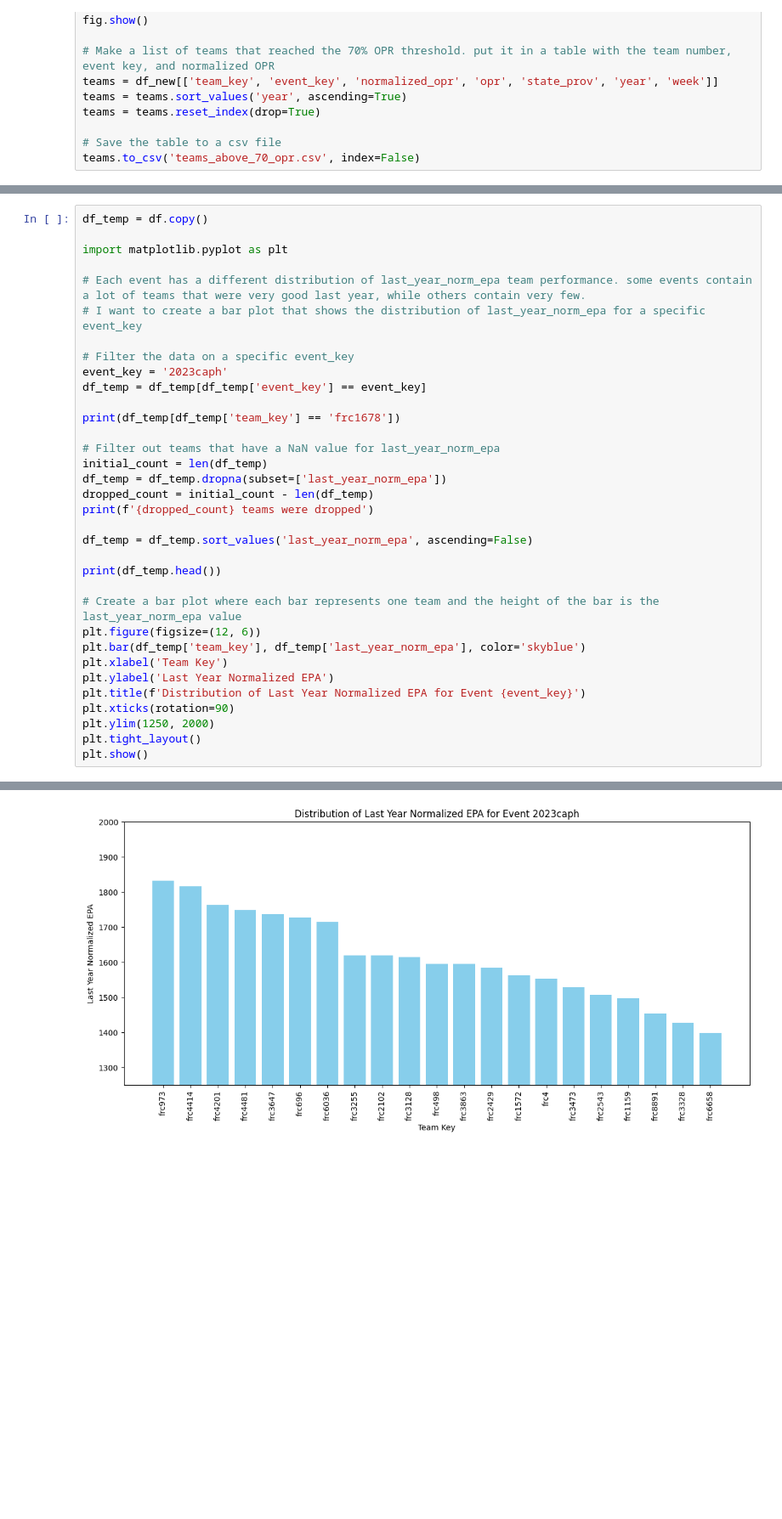
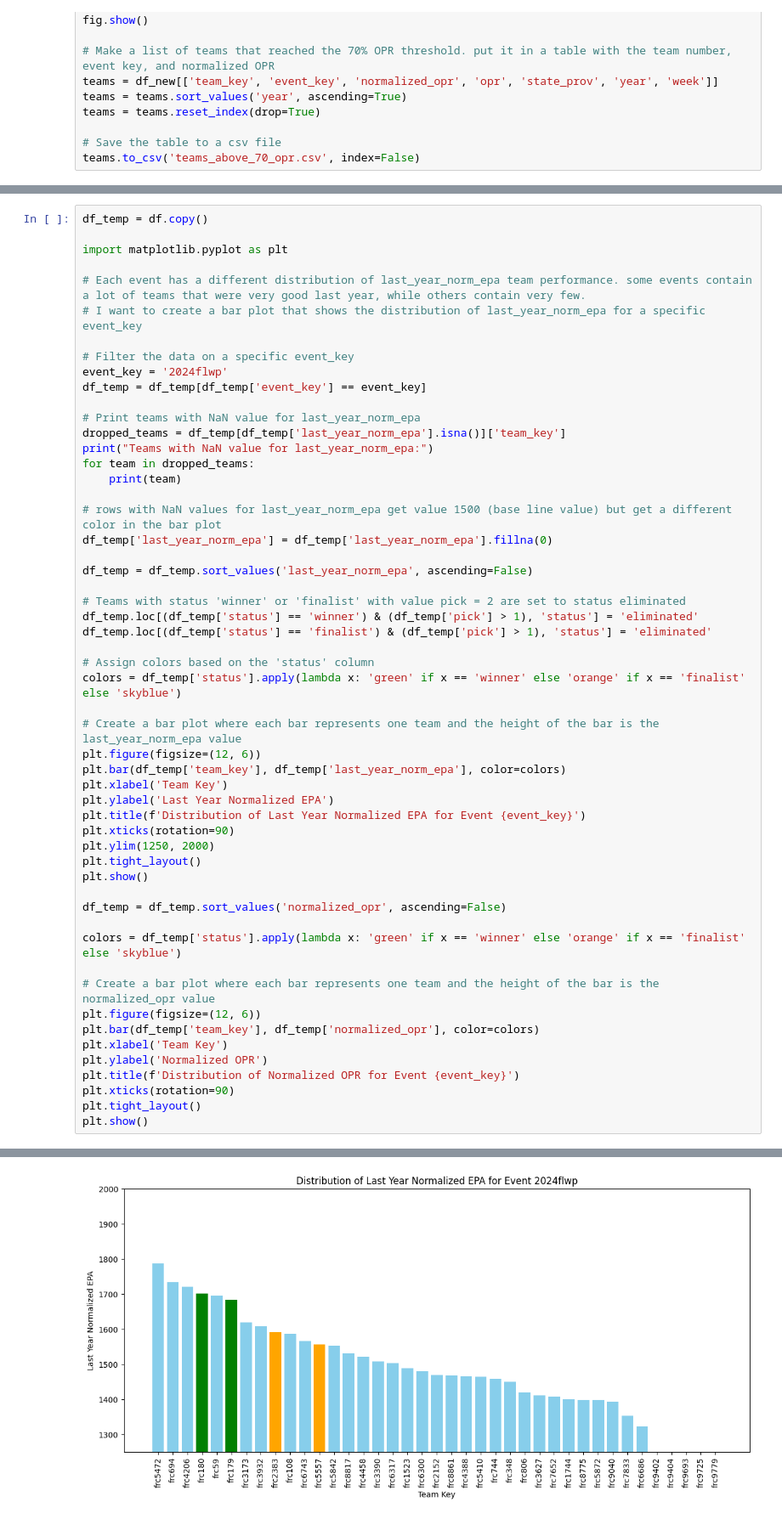
Before and after one commit to Bjorn4481/X--rule-data, a Jupyter notebook: Analysis.ipynb, the cells around one changed output, grey strips where cells are left out. Shown: that part at 85% size. Drawn from its saved outputs; the diff is of its cells as text; blank space fills up the shorter version.

```diff
--- a/Analysis.ipynb
+++ b/Analysis.ipynb
@@ -350,24 +390,30 @@ import matplotlib.pyplot as plt
 # I want to create a bar plot that shows the distribution of last_year_norm_epa for a specific event_key
 
 # Filter the data on a specific event_key
-event_key = '2023caph'
+event_key = '2024flwp'
 df_temp = df_temp[df_temp['event_key'] == event_key]
 
-print(df_temp[df_temp['team_key'] == 'frc1678'])
+# Print teams with NaN value for last_year_norm_epa
+dropped_teams = df_temp[df_temp['last_year_norm_epa'].isna()]['team_key']
+print("Teams with NaN value for last_year_norm_epa:")
+for team in dropped_teams:
+    print(team)
 
-# Filter out teams that have a NaN value for last_year_norm_epa
-initial_count = len(df_temp)
-df_temp = df_temp.dropna(subset=['last_year_norm_epa'])
-dropped_count = initial_count - len(df_temp)
-print(f'{dropped_count} teams were dropped')
+# rows with NaN values for last_year_norm_epa get value 1500 (base line value) but get a different color in the bar plot
+df_temp['last_year_norm_epa'] = df_temp['last_year_norm_epa'].fillna(0)
 
 df_temp = df_temp.sort_values('last_year_norm_epa', ascending=False)
 
-print(df_temp.head())
+# Teams with status 'winner' or 'finalist' with value pick = 2 are set to status eliminated
+df_temp.loc[(df_temp['status'] == 'winner') & (df_temp['pick'] > 1), 'status'] = 'eliminated'
+df_temp.loc[(df_temp['status'] == 'finalist') & (df_temp['pick'] > 1), 'status'] = 'eliminated'
+
+# Assign colors based on the 'status' column
+colors = df_temp['status'].apply(lambda x: 'green' if x == 'winner' else 'orange' if x == 'finalist' else 'skyblue')
 
 # Create a bar plot where each bar represents one team and the height of the bar is the last_year_norm_epa value
 plt.figure(figsize=(12, 6))
-plt.bar(df_temp['team_key'], df_temp['last_year_norm_epa'], color='skyblue')
+plt.bar(df_temp['team_key'], df_temp['last_year_norm_epa'], color=colors)
 plt.xlabel('Team Key')
 plt.ylabel('Last Year Normalized EPA')
 plt.title(f'Distribution of Last Year Normalized EPA for Event {event_key}')
@@ -375,4 +421,18 @@ plt.xticks(rotation=90)
 plt.ylim(1250, 2000)
 plt.tight_layout()
 plt.show()
+
+df_temp = df_temp.sort_values('normalized_opr', ascending=False)
+
+colors = df_temp['status'].apply(lambda x: 'green' if x == 'winner' else 'orange' if x == 'finalist' else 'skyblue')
+
+# Create a bar plot where each bar represents one team and the height of the bar is the normalized_opr value
+plt.figure(figsize=(12, 6))
+plt.bar(df_temp['team_key'], df_temp['normalized_opr'], color=colors)
+plt.xlabel('Team Key')
+plt.ylabel('Normalized OPR')
+plt.title(f'Distribution of Normalized OPR for Event {event_key}')
+plt.xticks(rotation=90)
+plt.tight_layout()
+plt.show()
 # %% [output]
@@ -396 +445 @@ Index: []
-[figure, old version]
+[figure, new version]
```
Also changed, not shown: parts of 7 cells of this notebook, 2 other files.
